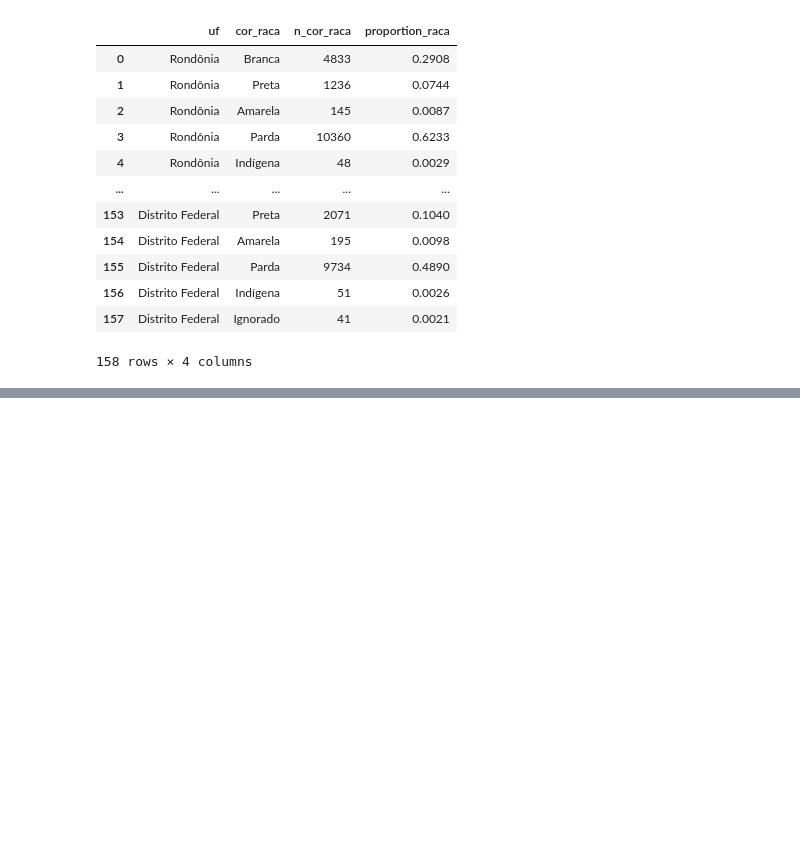
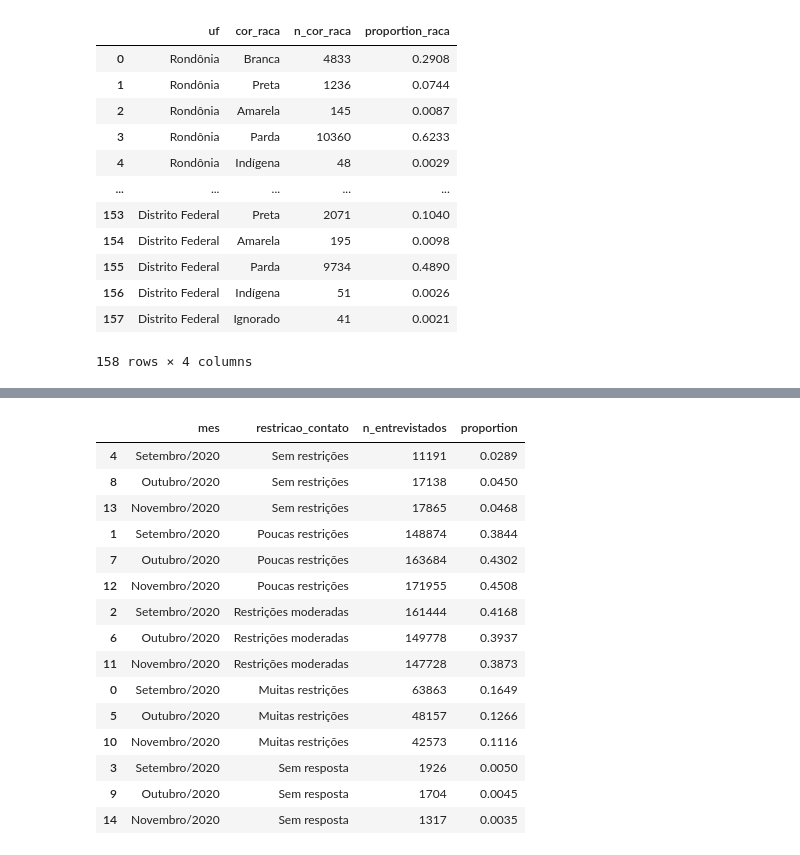
Before and after one commit to jackson-simionato/fase3_pos_tech, a Jupyter notebook: Tech_Challenge_Fase_3/2_create_visualizations.ipynb, the cells around one changed output, grey strips where cells are left out. Drawn from its saved outputs; the diff is of its cells as text; code cells hidden in the pictures; blank space fills up the shorter version.

```diff
--- a/Tech_Challenge_Fase_3/2_create_visualizations.ipynb
+++ b/Tech_Challenge_Fase_3/2_create_visualizations.ipynb
@@ -247,0 +554,20 @@ fig_cor_raca.show()
+# %%
+dict_sort = {'Sem restrições':0, 'Poucas restrições':1, 'Restrições moderadas':2, 'Muitas restrições':3,'Sem resposta':4}
+df_results.sort_values(by='restricao_contato', key=lambda x: x.map(dict_sort))
+# %% [output]
+|  | mes | restricao_contato | n_entrevistados | proportion |
+| 4 | Setembro/2020 | Sem restrições | 11191 | 0.0289 |
+| 8 | Outubro/2020 | Sem restrições | 17138 | 0.0450 |
+| 13 | Novembro/2020 | Sem restrições | 17865 | 0.0468 |
+| 1 | Setembro/2020 | Poucas restrições | 148874 | 0.3844 |
+| 7 | Outubro/2020 | Poucas restrições | 163684 | 0.4302 |
+| 12 | Novembro/2020 | Poucas restrições | 171955 | 0.4508 |
+| 2 | Setembro/2020 | Restrições moderadas | 161444 | 0.4168 |
+| 6 | Outubro/2020 | Restrições moderadas | 149778 | 0.3937 |
+| 11 | Novembro/2020 | Restrições moderadas | 147728 | 0.3873 |
+| 0 | Setembro/2020 | Muitas restrições | 63863 | 0.1649 |
+| 5 | Outubro/2020 | Muitas restrições | 48157 | 0.1266 |
+| 10 | Novembro/2020 | Muitas restrições | 42573 | 0.1116 |
+| 3 | Setembro/2020 | Sem resposta | 1926 | 0.0050 |
+| 9 | Outubro/2020 | Sem resposta | 1704 | 0.0045 |
+| 14 | Novembro/2020 | Sem resposta | 1317 | 0.0035 |
```
Also changed, not shown: parts of 19 cells of this notebook, 9 other files.
